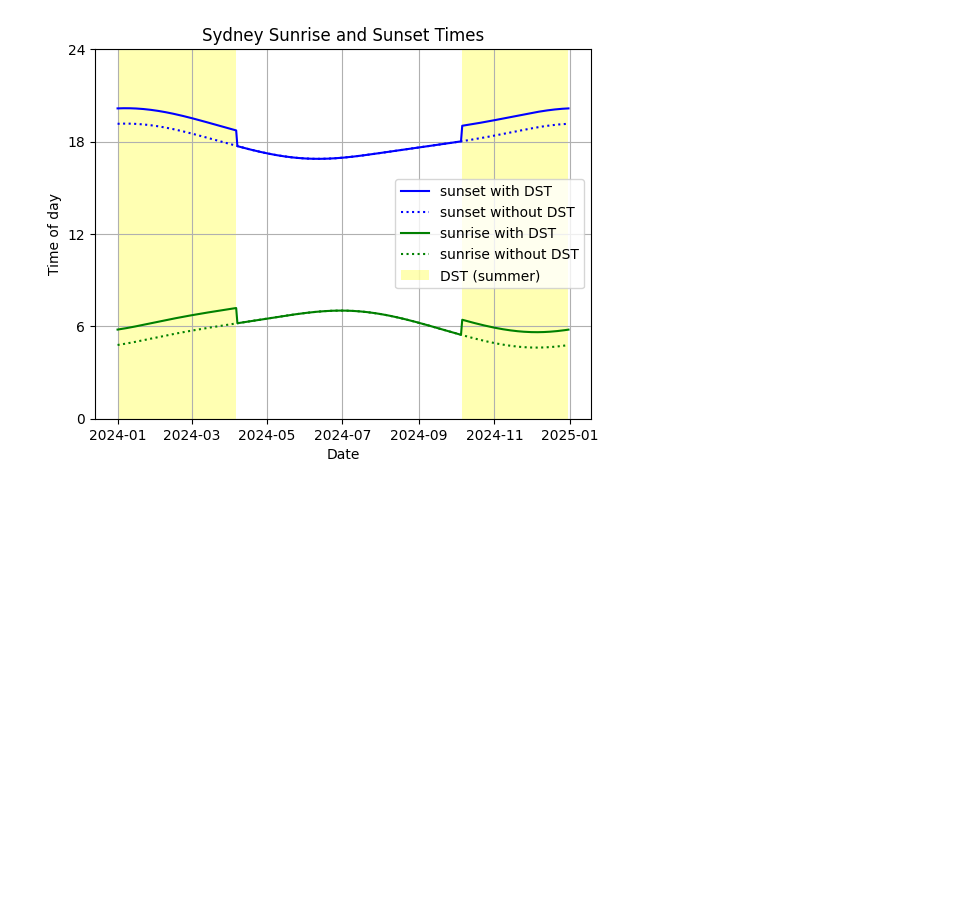
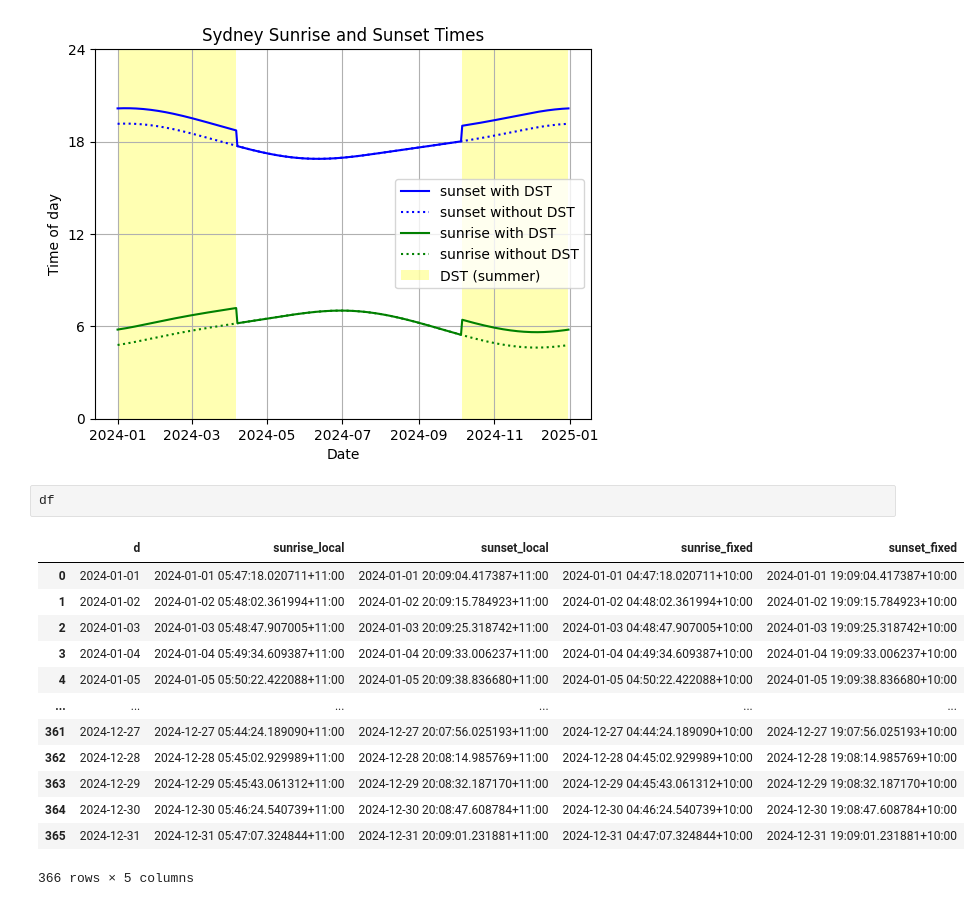
Before and after one commit to mdavis-xyz/applied-econometrics-dst, a Jupyter notebook: 91-sunrise-sunset-plot.ipynb, the cells around one changed output. Drawn from its saved outputs; the diff is of its cells as text; blank space fills up the shorter version.

```diff
--- a/91-sunrise-sunset-plot.ipynb
+++ b/91-sunrise-sunset-plot.ipynb
@@ -57,3 +58,19 @@ plt.grid(True)
 plt.savefig('plots/sunrise.png')
 # %% [output]
 [figure]
+# %%
+df
+# %% [output]
+|  | d | sunrise_local | sunset_local | sunrise_fixed | sunset_fixed |
+| 0 | 2024-01-01 | 2024-01-01 05:47:18.020711+11:00 | 2024-01-01 20:09:04.417387+11:00 | 2024-01-01 04:47:18.020711+10:00 | 2024-01-01 19:09:04.417387+10:00 |
+| 1 | 2024-01-02 | 2024-01-02 05:48:02.361994+11:00 | 2024-01-02 20:09:15.784923+11:00 | 2024-01-02 04:48:02.361994+10:00 | 2024-01-02 19:09:15.784923+10:00 |
+| 2 | 2024-01-03 | 2024-01-03 05:48:47.907005+11:00 | 2024-01-03 20:09:25.318742+11:00 | 2024-01-03 04:48:47.907005+10:00 | 2024-01-03 19:09:25.318742+10:00 |
+| 3 | 2024-01-04 | 2024-01-04 05:49:34.609387+11:00 | 2024-01-04 20:09:33.006237+11:00 | 2024-01-04 04:49:34.609387+10:00 | 2024-01-04 19:09:33.006237+10:00 |
+| 4 | 2024-01-05 | 2024-01-05 05:50:22.422088+11:00 | 2024-01-05 20:09:38.836680+11:00 | 2024-01-05 04:50:22.422088+10:00 | 2024-01-05 19:09:38.836680+10:00 |
+| ... | ... | ... | ... | ... | ... |
+| 361 | 2024-12-27 | 2024-12-27 05:44:24.189090+11:00 | 2024-12-27 20:07:56.025193+11:00 | 2024-12-27 04:44:24.189090+10:00 | 2024-12-27 19:07:56.025193+10:00 |
+| 362 | 2024-12-28 | 2024-12-28 05:45:02.929989+11:00 | 2024-12-28 20:08:14.985769+11:00 | 2024-12-28 04:45:02.929989+10:00 | 2024-12-28 19:08:14.985769+10:00 |
+| 363 | 2024-12-29 | 2024-12-29 05:45:43.061312+11:00 | 2024-12-29 20:08:32.187170+11:00 | 2024-12-29 04:45:43.061312+10:00 | 2024-12-29 19:08:32.187170+10:00 |
+| 364 | 2024-12-30 | 2024-12-30 05:46:24.540739+11:00 | 2024-12-30 20:08:47.608784+11:00 | 2024-12-30 04:46:24.540739+10:00 | 2024-12-30 19:08:47.608784+10:00 |
+| 365 | 2024-12-31 | 2024-12-31 05:47:07.324844+11:00 | 2024-12-31 20:09:01.231881+11:00 | 2024-12-31 04:47:07.324844+10:00 | 2024-12-31 19:09:01.231881+10:00 |
+366 rows × 5 columns
```
Also changed, not shown: parts of 4 cells of this notebook, 2 other files.
